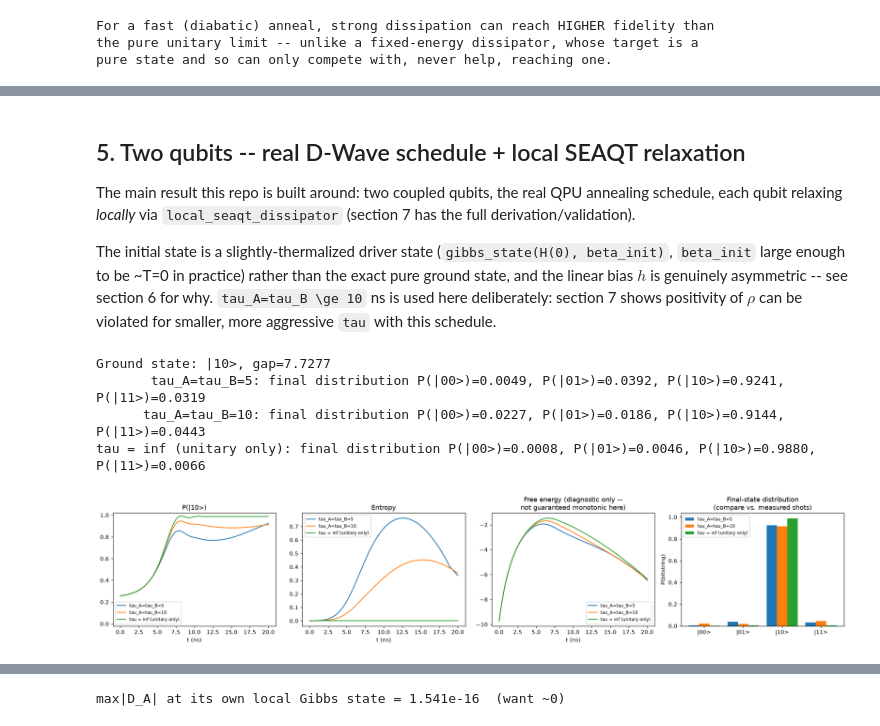
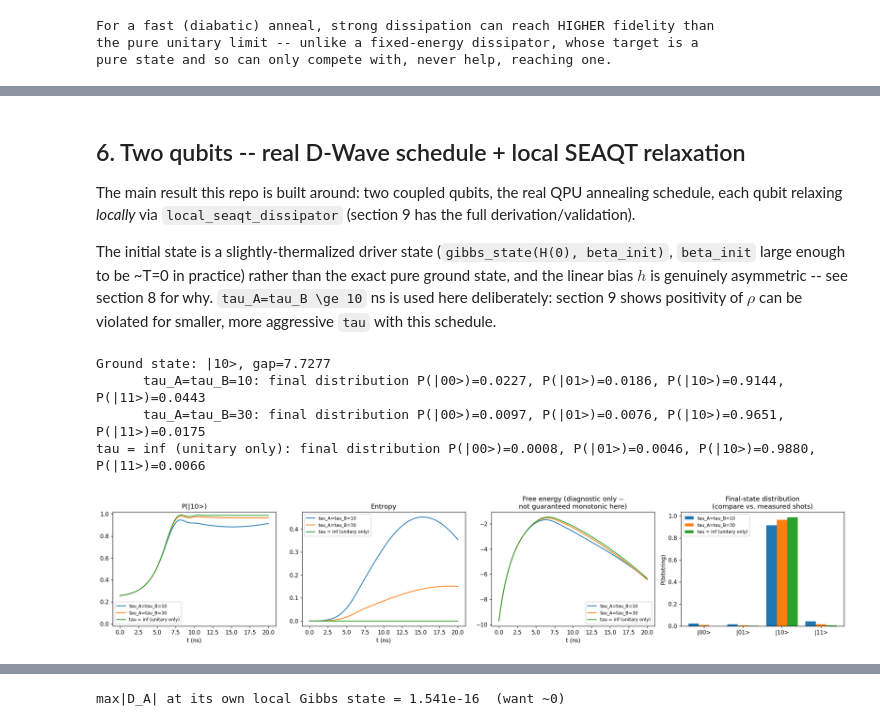
Before and after one commit to Cocidoboyacense/SEAQT-quantum-annealing-evolution, a Jupyter notebook: notebooks/seaqt_annealing_walkthrough.ipynb, the cells around one changed output, grey strips where cells are left out. Saved outputs shown, nothing was run; the diff lists cells and outputs as text; code cells hidden in the pictures.

Commit message:
Expand local SEAQT notebook: moving-target effect, undecided (h=0) problem, degenerate-state robustness

```diff
--- a/notebooks/seaqt_annealing_walkthrough.ipynb
+++ b/notebooks/seaqt_annealing_walkthrough.ipynb
@@ -129,7 +129,7 @@ def run_1q_bath(H, t_anneal, tau, beta, n_points=300):
     return res.t, p0, ent, omega
 
 t_anneal_1q = 20.0
-H_1q = hamiltonian_1qubit(schedule, h1=1.0, t_anneal=t_anneal_1q)
+H_1q = hamiltonian_1qubit(schedule, h1=-1.0, t_anneal=t_anneal_1q)
 beta_bath = beta_from_kelvin(0.015)  # 15 mK
 print(f"beta (15 mK) = {beta_bath:.4f} ns")
 
@@ -187,0 +210,34 @@ pure state and so can only compete with, never help, reaching one.
+# %%
+H_ref_s = hamiltonian_1qubit(schedule, h1=-1.0, t_anneal=1.0)  # t_anneal=1 -> t IS s directly
+s_grid_target = np.linspace(0, 1, 100)
+gibbs_target_curve = np.array([gibbs_state(H_ref_s(s), beta_bath)[0, 0].real for s in s_grid_target])
+
+tau_mt = 30.0
+fig, ax = plt.subplots(figsize=(7, 5))
+ax.plot(s_grid_target, gibbs_target_curve, "k--", lw=2,
+        label="instantaneous Gibbs target (what the bath pulls toward)")
+ax.axhline(1.0, color="gray", linestyle=":",
+           label="pure ground state (what unitary annealing pursues)")
+
+for t_anneal_mt in [20.0, 100.0]:
+    H_mt = hamiltonian_1qubit(schedule, h1=-1.0, t_anneal=t_anneal_mt)
+    t, p0, ent, omega = run_1q_bath(H_mt, t_anneal_mt, tau_mt, beta_bath, n_points=300)
+    ax.plot(t / t_anneal_mt, p0, label=f"actual P(|0>), t_anneal={t_anneal_mt:g} ns (tau={tau_mt:g})")
+
+ax.set_xlabel("s = t / t_anneal"); ax.set_ylabel("P(|0>)")
+ax.set_title(f"Same tau={tau_mt:g} ns, different t_anneal:\nthe longer anneal gives the bath more absolute time to chase the (lower) moving target")
+ax.legend(fontsize=8, loc="lower right"); ax.set_ylim(0.45, 1.02)
+fig.tight_layout(); plt.show()
+
+print(f"Bath's true final target at s=1: P(|0>) = {gibbs_target_curve[-1]:.4f}  (not 1.0 -- finite bath temperature)")
+print()
+print(f"{'s':>5} | {'instant-Gibbs target':>20} | {'actual, t_anneal=20':>20} | {'actual, t_anneal=100':>21}")
+for s_chk in [0.0, 0.25, 0.5, 0.75, 0.9, 1.0]:
+    H20 = hamiltonian_1qubit(schedule, h1=-1.0, t_anneal=20.0)
+    H100 = hamiltonian_1qubit(schedule, h1=-1.0, t_anneal=100.0)
+    _, p0_20, _, _ = run_1q_bath(H20, 20.0, tau_mt, beta_bath, n_points=300)
+    _, p0_100, _, _ = run_1q_bath(H100, 100.0, tau_mt, beta_bath, n_points=300)
+    idx20 = int(round(s_chk * (len(p0_20) - 1)))
+    idx100 = int(round(s_chk * (len(p0_100) - 1)))
+    target_val = gibbs_state(H_ref_s(s_chk), beta_bath)[0, 0].real
+    print(f"{s_chk:5.2f} | {target_val:20.4f} | {p0_20[idx20]:20.4f} | {p0_100[idx100]:21.4f}")
@@ -212,15 +294,15 @@ print(f"\n2-qubit bath dissipator: Tr(D)={np.trace(D2):.2e}  (want 0)")
 # %% [markdown]
-## 5. Two qubits -- real D-Wave schedule + local SEAQT relaxation
+## 6. Two qubits -- real D-Wave schedule + local SEAQT relaxation
 
 The main result this repo is built around: two coupled qubits, the real
 QPU annealing schedule, each qubit relaxing *locally* via
-`local_seaqt_dissipator` (section 7 has the full derivation/validation).
+`local_seaqt_dissipator` (section 9 has the full derivation/validation).
 
 The initial state is a slightly-thermalized driver state
 (`gibbs_state(H(0), beta_init)`, `beta_init` large enough to be ~T=0 in
 practice) rather than the exact pure ground state, and the linear bias
-$h$ is genuinely asymmetric -- see section 6 for why. `tau_A=tau_B \ge 10`
-ns is used here deliberately: section 7 shows positivity of $\rho$ can be
+$h$ is genuinely asymmetric -- see section 8 for why. `tau_A=tau_B \ge 10`
+ns is used here deliberately: section 9 shows positivity of $\rho$ can be
 violated for smaller, more aggressive `tau` with this schedule.
 # %%
 H_BIAS_2Q = [0.6, -0.4]
@@ -250,40 +332,40 @@ labels_bits_2q = basis_labels(2)
 ground_idx_2q = int(np.argmax(np.abs(v2[:, 0])))
 print(f"Ground state: {labels_bits_2q[ground_idx_2q]}, gap={w2[1]-w2[0]:.4f}")
 
-taus_2q = [5.0, 10.0, np.inf]
-labels_2q = {5.0: "tau_A=tau_B=5", 10.0: "tau_A=tau_B=10", np.inf: "tau = inf (unitary only)"}
+taus_2q = [10.0, 30.0, np.inf]
+labels_2q = {10.0: "tau_A=tau_B=10", 30.0: "tau_A=tau_B=30", np.inf: "tau = inf (unitary only)"}
 fig, axes = plt.subplots(1, 4, figsize=(19, 4))
 final_dists_2q = {}
 for tau in taus_2q:
     t, p_ground, ent, omega, final_dist = run_2q_local_seaqt(H_2q, t_anneal_2q, tau, beta_bath)
     final_dists_2q[tau] = final_dist
     axes[0].plot(t, p_ground, label=labels_2q[tau])
     axes[1].plot(t, ent, label=labels_2q[tau])
     axes[2].plot(t, omega, label=labels_2q[tau])
     print(f"{labels_2q[tau]:>20}: final distribution " +
           ", ".join(f"P({lbl})={p:.4f}" for lbl, p in zip(labels_bits_2q, final_dist)))
 axes[0].set_title(f"P({labels_bits_2q[ground_idx_2q]})"); axes[0].legend(fontsize=8); axes[0].set_ylim(-0.02, 1.02)
 axes[1].set_title("Entropy"); axes[1].legend(fontsize=8)
 # Note: unlike bath_dissipator, local_seaqt_dissipator does NOT guarantee Omega
 # decreases monotonically toward the global Gibbs state -- diagnostic only.
 axes[2].set_title("Free energy (diagnostic only --\nnot guaranteed monotonic here)"); axes[2].legend(fontsize=8)
 for a in axes[:3]: a.set_xlabel("t (ns)")
 
 # Final-state distribution, grouped by tau -- the panel to overlay against a
 # measured bitstring/shot histogram from real hardware (rho is represented in
 # the computational/Z basis throughout, the same basis a QPU measures in).
 x = np.arange(len(labels_bits_2q))
 width = 0.8 / len(taus_2q)
 for i, tau in enumerate(taus_2q):
     axes[3].bar(x + (i - (len(taus_2q) - 1) / 2) * width, final_dists_2q[tau], width, label=labels_2q[tau])
 axes[3].set_xticks(x); axes[3].set_xticklabels(labels_bits_2q)
 axes[3].set_ylabel("P(bitstring)"); axes[3].set_title("Final-state distribution\n(compare vs. measured shots)")
 axes[3].legend(fontsize=8)
 
 fig.tight_layout(); plt.show()
 # %% [output]
 Ground state: |10>, gap=7.7277
-       tau_A=tau_B=5: final distribution P(|00>)=0.0049, P(|01>)=0.0392, P(|10>)=0.9241, P(|11>)=0.0319
       tau_A=tau_B=10: final distribution P(|00>)=0.0227, P(|01>)=0.0186, P(|10>)=0.9144, P(|11>)=0.0443
+      tau_A=tau_B=30: final distribution P(|00>)=0.0097, P(|01>)=0.0076, P(|10>)=0.9651, P(|11>)=0.0175
 tau = inf (unitary only): final distribution P(|00>)=0.0008, P(|01>)=0.0046, P(|10>)=0.9880, P(|11>)=0.0066
-[figure, old version]
+[figure, new version]
```
Also changed, not shown: parts of 25 cells of this notebook, 1 other file.
